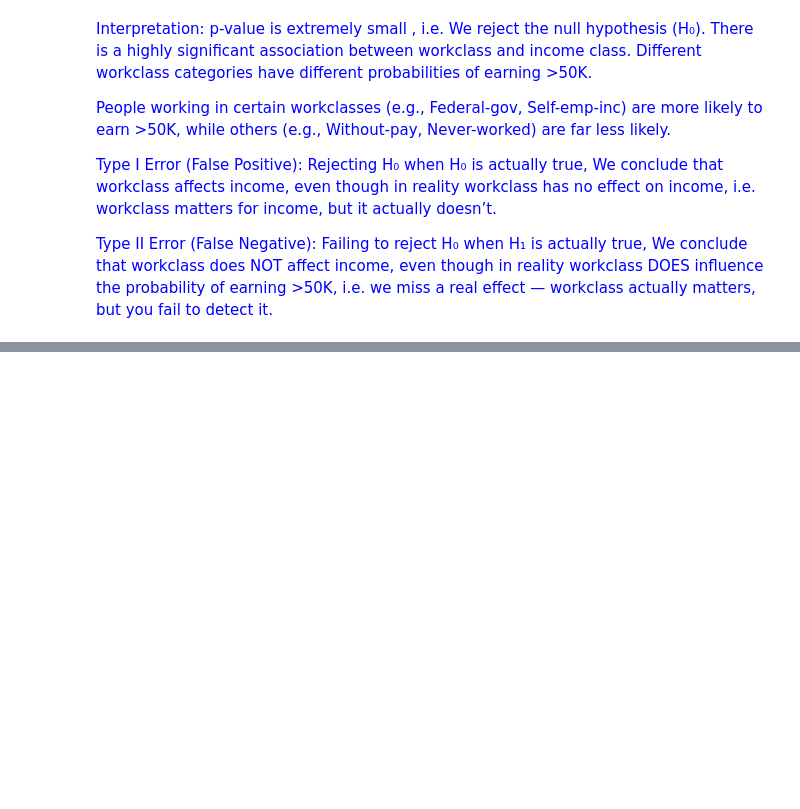
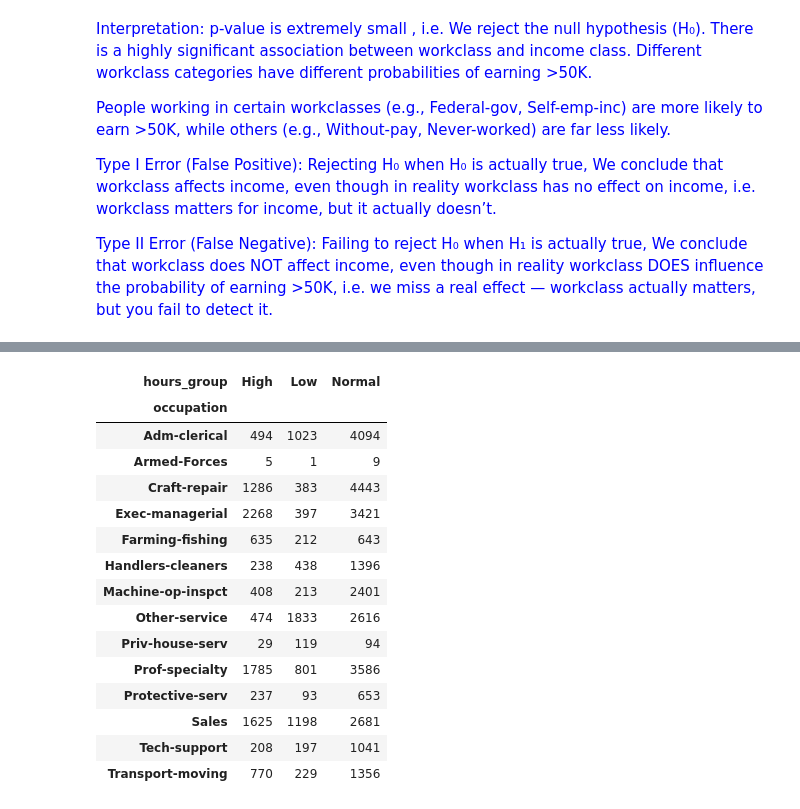
Before and after one commit to krishnananavaty/ML-Team5-Project, a Jupyter notebook: Task3_Task4_hypothesis.ipynb, the cells around one changed output, grey strips where cells are left out. Drawn from its saved outputs; the diff is of its cells as text; code cells hidden in the pictures; blank space fills up the shorter version.

```diff
--- a/Task3_Task4_hypothesis.ipynb
+++ b/Task3_Task4_hypothesis.ipynb
@@ -235,0 +367,19 @@ Different workclass categories have different probabilities of earning >50K.  </
+# %%
+pd.crosstab(df_train_test['occupation'], df_train_test['hours_group'])
+# %% [output]
+| hours_group | High | Low | Normal |
+| occupation |  |  |  |
+| Adm-clerical | 494 | 1023 | 4094 |
+| Armed-Forces | 5 | 1 | 9 |
+| Craft-repair | 1286 | 383 | 4443 |
+| Exec-managerial | 2268 | 397 | 3421 |
+| Farming-fishing | 635 | 212 | 643 |
+| Handlers-cleaners | 238 | 438 | 1396 |
+| Machine-op-inspct | 408 | 213 | 2401 |
+| Other-service | 474 | 1833 | 2616 |
+| Priv-house-serv | 29 | 119 | 94 |
+| Prof-specialty | 1785 | 801 | 3586 |
+| Protective-serv | 237 | 93 | 653 |
+| Sales | 1625 | 1198 | 2681 |
+| Tech-support | 208 | 197 | 1041 |
+| Transport-moving | 770 | 229 | 1356 |
```
Also changed, not shown: parts of 13 cells of this notebook.
